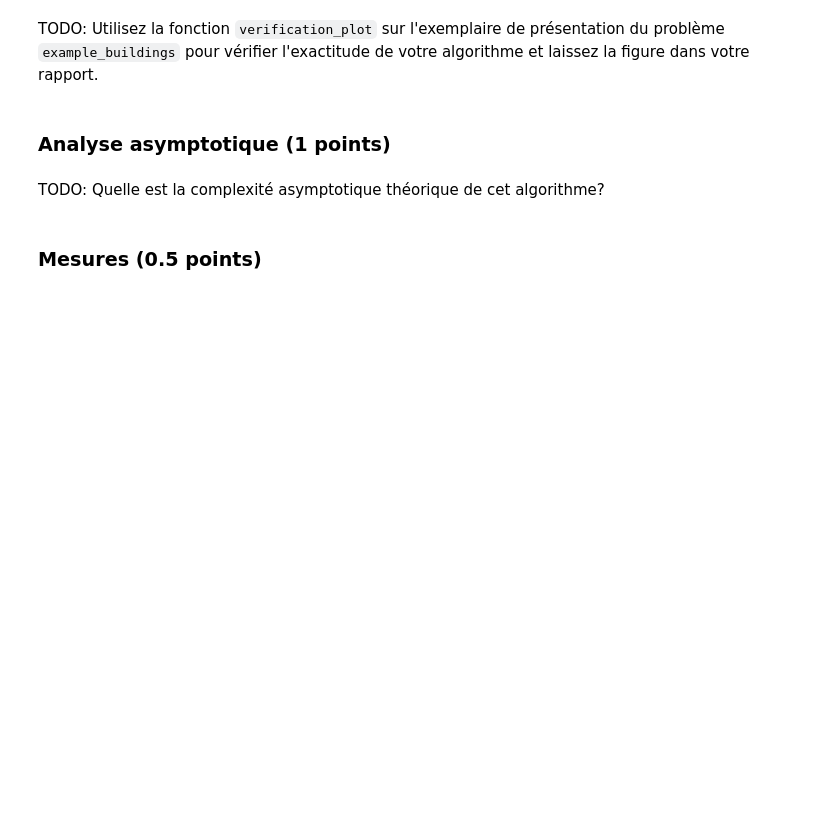
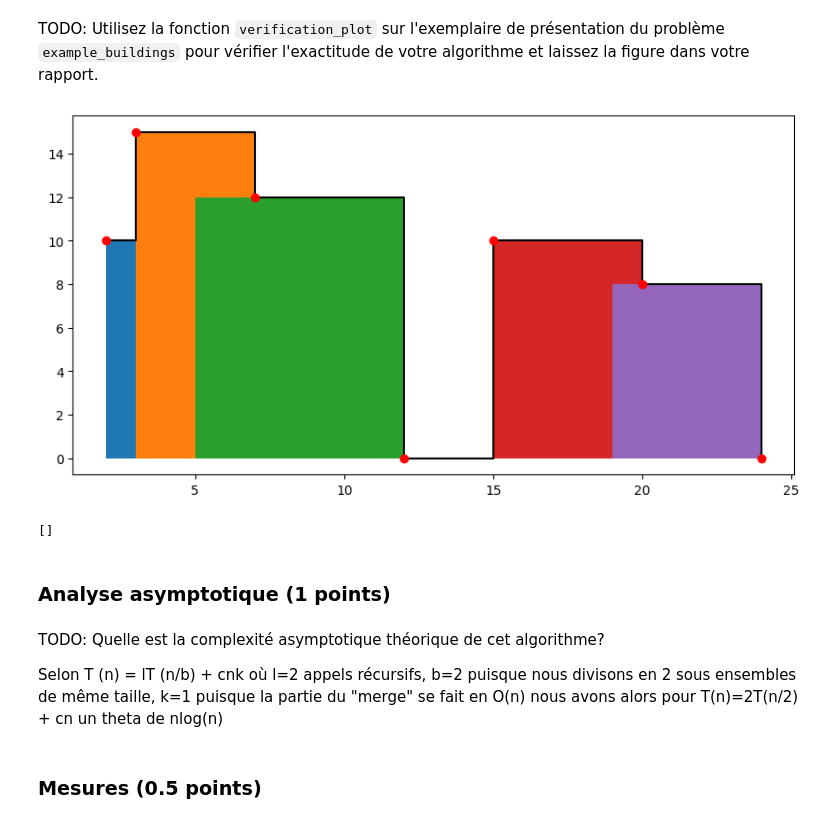
Before and after one commit to Delan18/TPINF8775, a Jupyter notebook: TP1_A25.ipynb, the cells around one changed output. Saved outputs shown, nothing was run; the diff lists cells and outputs as text; code cells hidden in the pictures; blank space fills up the shorter version.

```diff
--- a/TP1_A25.ipynb
+++ b/TP1_A25.ipynb
@@ -477,12 +574,21 @@ TODO: Utilisez la fonction `verification_plot` sur l'exemplaire de présentation
 # %%
 def skyline_divide_and_conquer_naive_threshold(buildings):
     # TODO diviser pour régner avec un seuil de récursivité de 1
-    skyline_divide_and_conquer(buildings, 1)
+    # skyline_divide_and_conquer(buildings, 1)
+    verification_plot(buildings, skyline_divide_and_conquer(buildings,1))
     return []
+
+skyline_divide_and_conquer_naive_threshold(example_buildings)
+# %% [output]
+[figure, added]
+[]
 # %% [markdown]
 ### Analyse asymptotique (1 points)
-# %% [markdown]
-TODO: Quelle est la complexité asymptotique théorique de cet algorithme?
+# %% [markdown]
+TODO: Quelle est la complexité asymptotique théorique de cet algorithme?
+
+Selon T (n) = lT (n/b) + cnk où l=2 appels récursifs, b=2 puisque nous divisons en 2 sous ensembles de même taille, k=1 puisque la partie du "merge" se fait en O(n)
+nous avons alors pour T(n)=2T(n/2) + cn  un theta de nlog(n)
 # %% [markdown]
 ### Mesures (0.5 points)
 # %%
```
Also changed, not shown: parts of 19 cells of this notebook.
